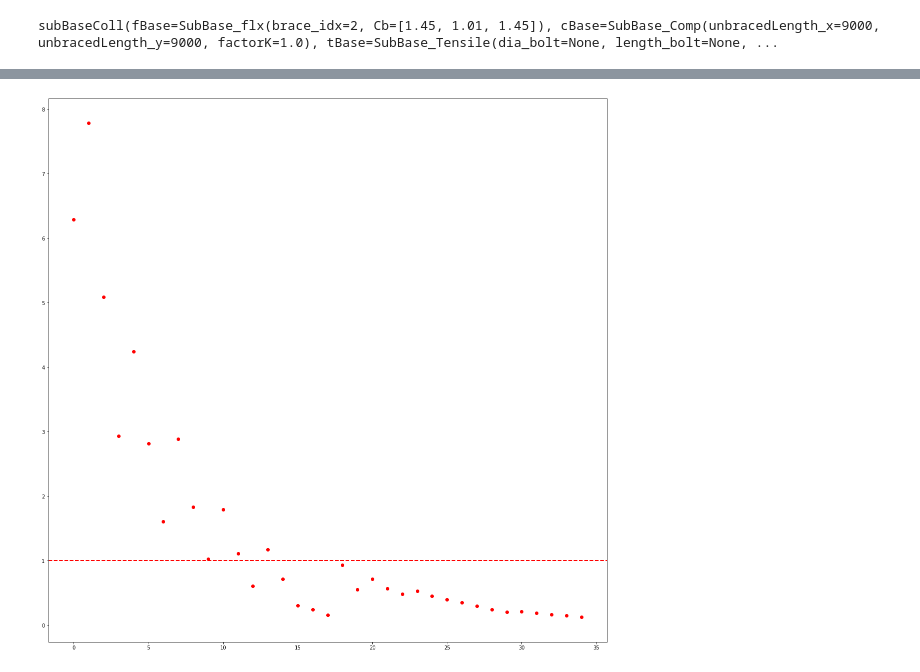
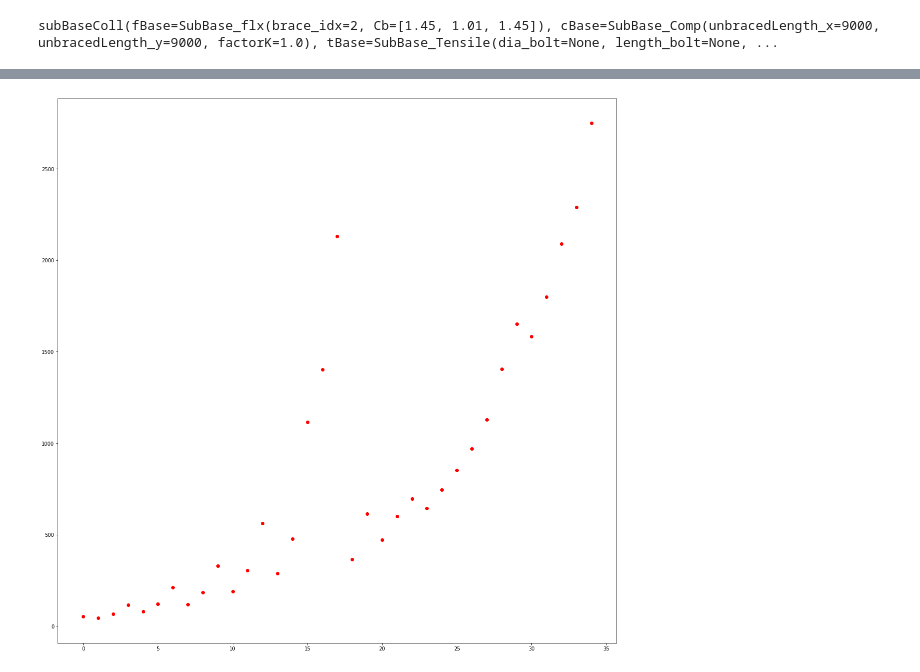
Before and after one commit to hnanmal/mkcljpt_volume, a Jupyter notebook: documentum/건축심화세미나/stanas(structural analysis assistant toolkit)/stanas_r0.ipynb, the cells around one changed output, grey strips where cells are left out. Cells and saved outputs as stored; diff of their text form; code cells hidden in the pictures.

```diff
--- a/documentum/건축심화세미나/stanas(structural analysis assistant toolkit)/stanas_r0.ipynb
+++ b/documentum/건축심화세미나/stanas(structural analysis assistant toolkit)/stanas_r0.ipynb
@@ -1576,19 +1576,22 @@ def showGraph(y_value, threshold=None):
 # %%
 multiChecker_forGraph = lambda _list: go\
 (
     _list,
     map(makeSectionForm),
     map(lambda x: setSectionProp(x, mProp)),
     map(lambda x: checkDesignResult(input_dsgnMode, x, mProp, dBase, subBaseColl, subCheckColl)),
-#     filter(lambda x: x.result_flx.Result == "O.K." ),
-#     map(lambda x: x.result_flx.NomStr),list,
-#     map(lambda x: x.result_flx.ReqStr),list,
-    map(lambda x: x.result_flx.ReqStr/x.result_flx.NomStr),list,
 
-#     showGraph,
-    lambda x: showGraph(x, 1)
+    # filter(lambda x: x.result_flx.Result == "O.K." ),
+    # filter(lambda x: x.result_flx.Result == "N.G." ),
+
+    map(lambda x: x.result_flx.NomStr),list,  ## 단면별 공칭강도
+    ## map(lambda x: x.result_flx.ReqStr),list,  ## 소요강도
+    showGraph,
+
+    # map(lambda x: x.result_flx.ReqStr/x.result_flx.NomStr),list,
+    # lambda x: showGraph(x, 1)
 )
 
 multiChecker_forGraph(targetSections)
 # %% [output]
-[figure, old version]
+[figure, new version]
```
Also changed, not shown: parts of 2 cells of this notebook.
